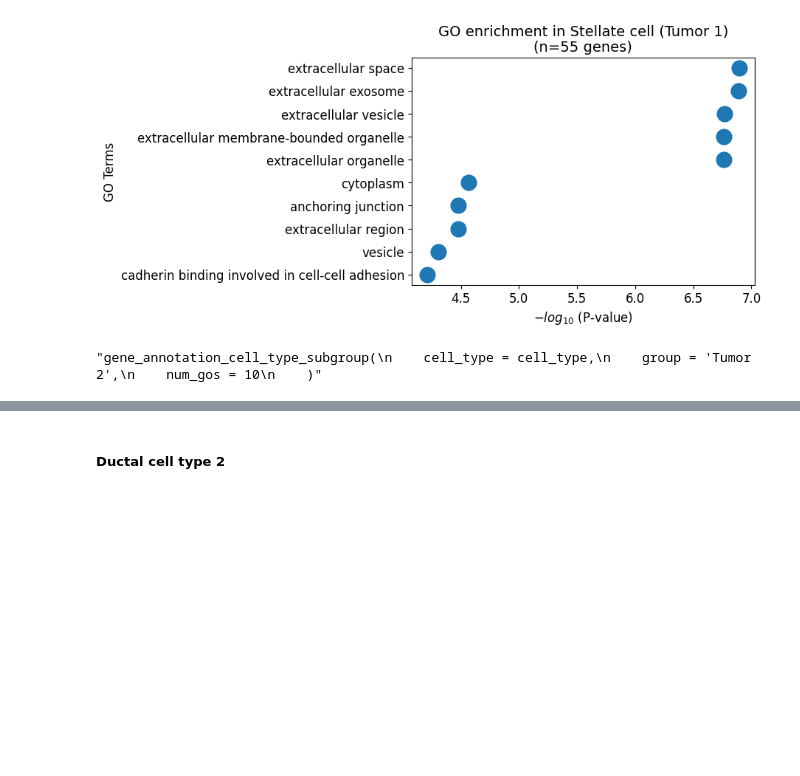
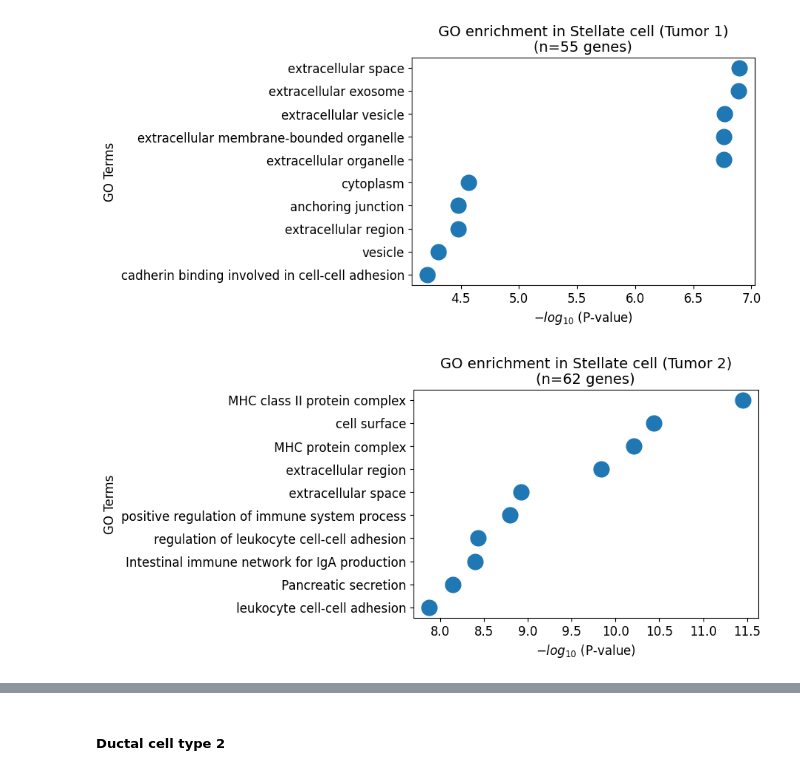
Before and after one commit to CharlieNotChaplin/PILOT, a Jupyter notebook: Tutorial/Patients sub-group detection.ipynb, the cells around one changed output, grey strips where cells are left out. Drawn from its saved outputs; the diff is of its cells as text; code cells hidden in the pictures; blank space fills up the shorter version.

```diff
--- a/Tutorial/Patients sub-group detection.ipynb
+++ b/Tutorial/Patients sub-group detection.ipynb
@@ -410,11 +415,11 @@ gene_annotation_cell_type_subgroup(
 # %% [output]
 [figure]
 # %%
-'''gene_annotation_cell_type_subgroup(
+gene_annotation_cell_type_subgroup(
     cell_type = cell_type,
     group = 'Tumor 2',
     num_gos = 10
-    )'''
+    )
 # %% [output]
-"gene_annotation_cell_type_subgroup(\n    cell_type = cell_type,\n    group = 'Tumor 2',\n    num_gos = 10\n    )"
+[figure, added]
 # %%
```
Also changed, not shown: parts of 10 cells of this notebook.
